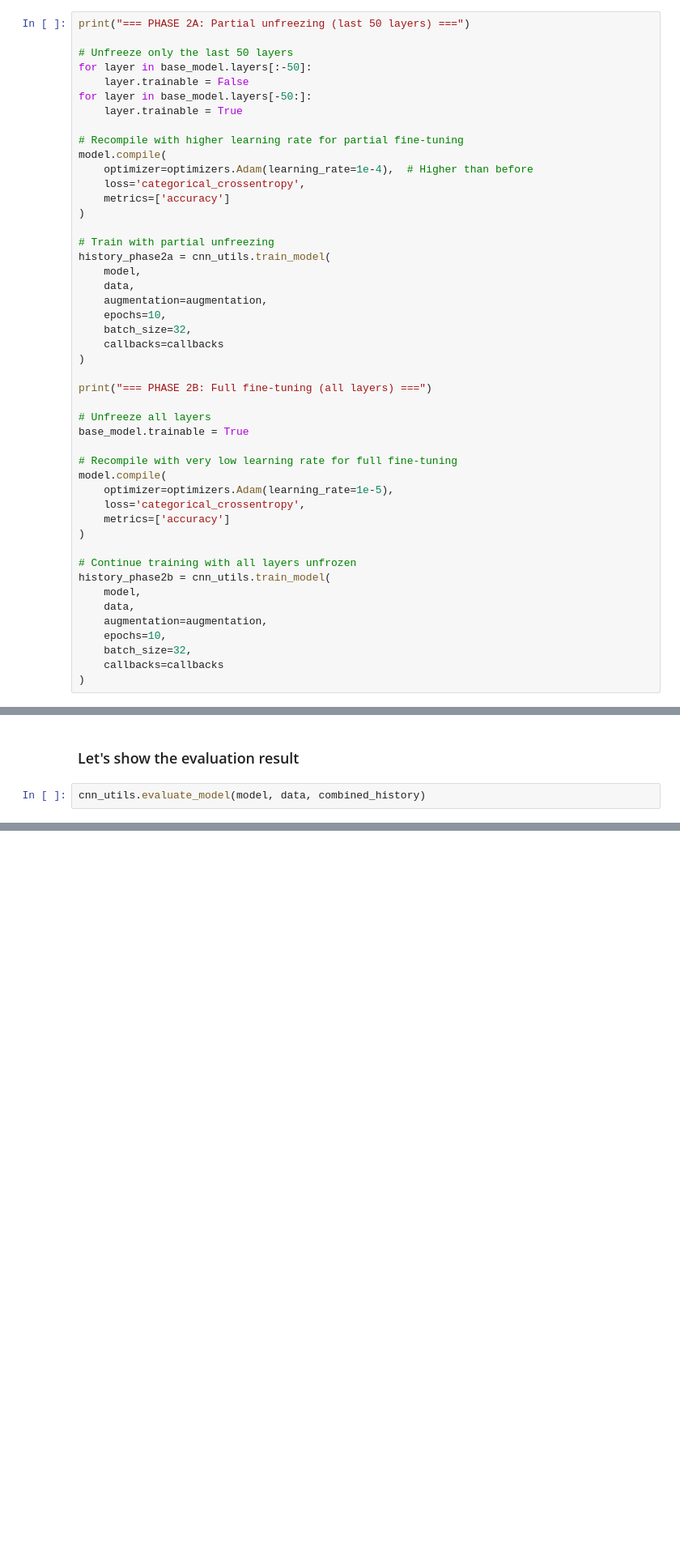
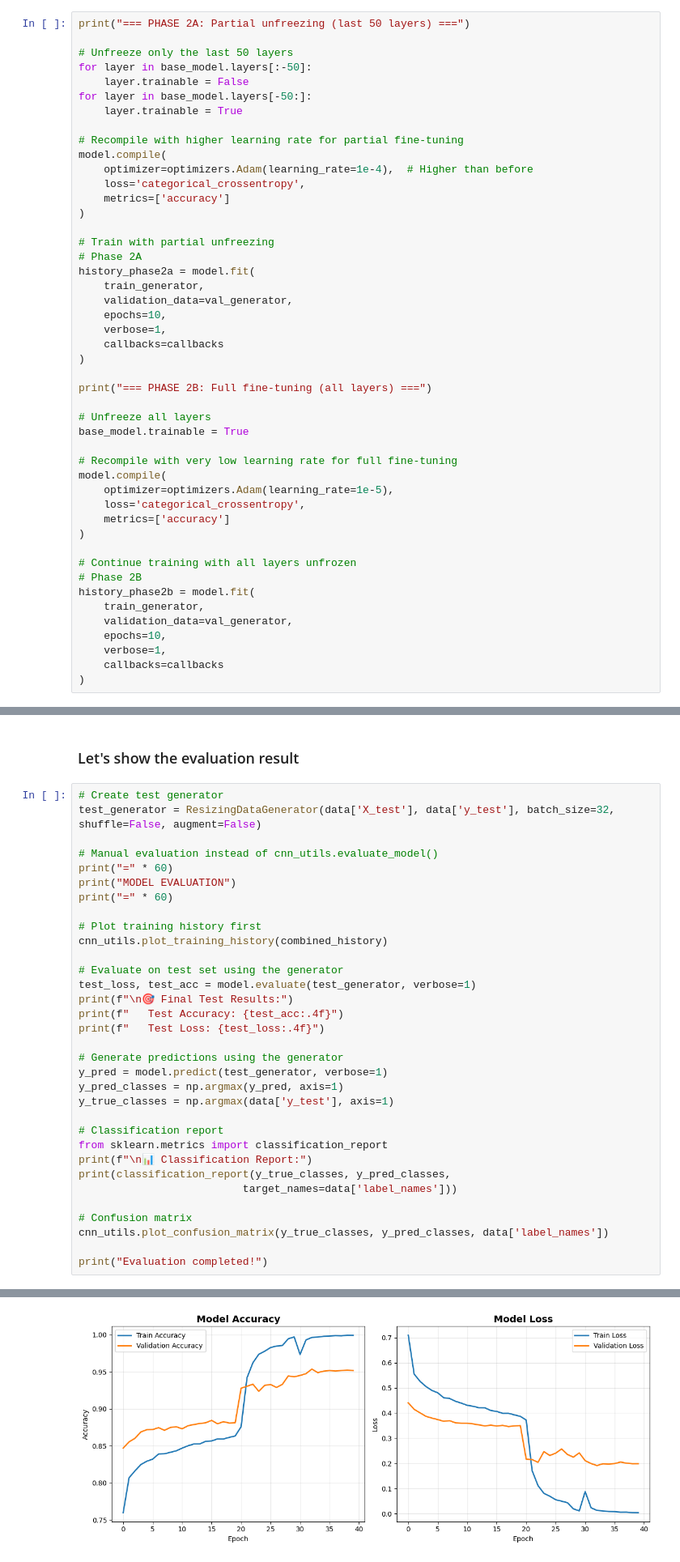
Before and after one commit to malibio/project-1-deep-learning-image-classification-via-cnn, a Jupyter notebook: transfer_learning.ipynb, the cells around one changed output, grey strips where cells are left out. Shown at 81% size. Drawn from its saved outputs; the diff is of its cells as text; blank space fills up the shorter version.

```diff
--- a/transfer_learning.ipynb
+++ b/transfer_learning.ipynb
@@ -146,12 +236,12 @@ model.compile(
 )
 
 # Train with partial unfreezing
-history_phase2a = cnn_utils.train_model(
-    model,
-    data,
-    augmentation=augmentation,
+# Phase 2A
+history_phase2a = model.fit(
+    train_generator,
+    validation_data=val_generator,
     epochs=10,
-    batch_size=32,
+    verbose=1,
     callbacks=callbacks
 )
 
@@ -168,11 +258,11 @@ model.compile(
 )
 
 # Continue training with all layers unfrozen
-history_phase2b = cnn_utils.train_model(
-    model,
-    data,
-    augmentation=augmentation,
+# Phase 2B
+history_phase2b = model.fit(
+    train_generator,
+    validation_data=val_generator,
     epochs=10,
-    batch_size=32,
+    verbose=1,
     callbacks=callbacks
 )
@@ -196,4 +304,36 @@ combined_history = combine_three_histories(history_phase1, history_phase2a, hist
 # %% [markdown]
 ### Let's show the evaluation result
 # %%
-cnn_utils.evaluate_model(model, data, combined_history)
+# Create test generator
+test_generator = ResizingDataGenerator(data['X_test'], data['y_test'], batch_size=32, shuffle=False, augment=False)
+
+# Manual evaluation instead of cnn_utils.evaluate_model()
+print("=" * 60)
+print("MODEL EVALUATION")
+print("=" * 60)
+
+# Plot training history first
+cnn_utils.plot_training_history(combined_history)
+
+# Evaluate on test set using the generator
+test_loss, test_acc = model.evaluate(test_generator, verbose=1)
+print(f"\n🎯 Final Test Results:")
+print(f"   Test Accuracy: {test_acc:.4f}")
+print(f"   Test Loss: {test_loss:.4f}")
+
+# Generate predictions using the generator
+y_pred = model.predict(test_generator, verbose=1)
+y_pred_classes = np.argmax(y_pred, axis=1)
+y_true_classes = np.argmax(data['y_test'], axis=1)
+
+# Classification report
+from sklearn.metrics import classification_report
+print(f"\n📊 Classification Report:")
+print(classification_report(y_true_classes, y_pred_classes,
+                          target_names=data['label_names']))
+
+# Confusion matrix
+cnn_utils.plot_confusion_matrix(y_true_classes, y_pred_classes, data['label_names'])
+
+print("Evaluation completed!")
+# %% [output]
@@ -199,0 +343 @@ cnn_utils.evaluate_model(model, data, combined_history)
+[figure, added]
```
Also changed, not shown: parts of 10 cells of this notebook.
